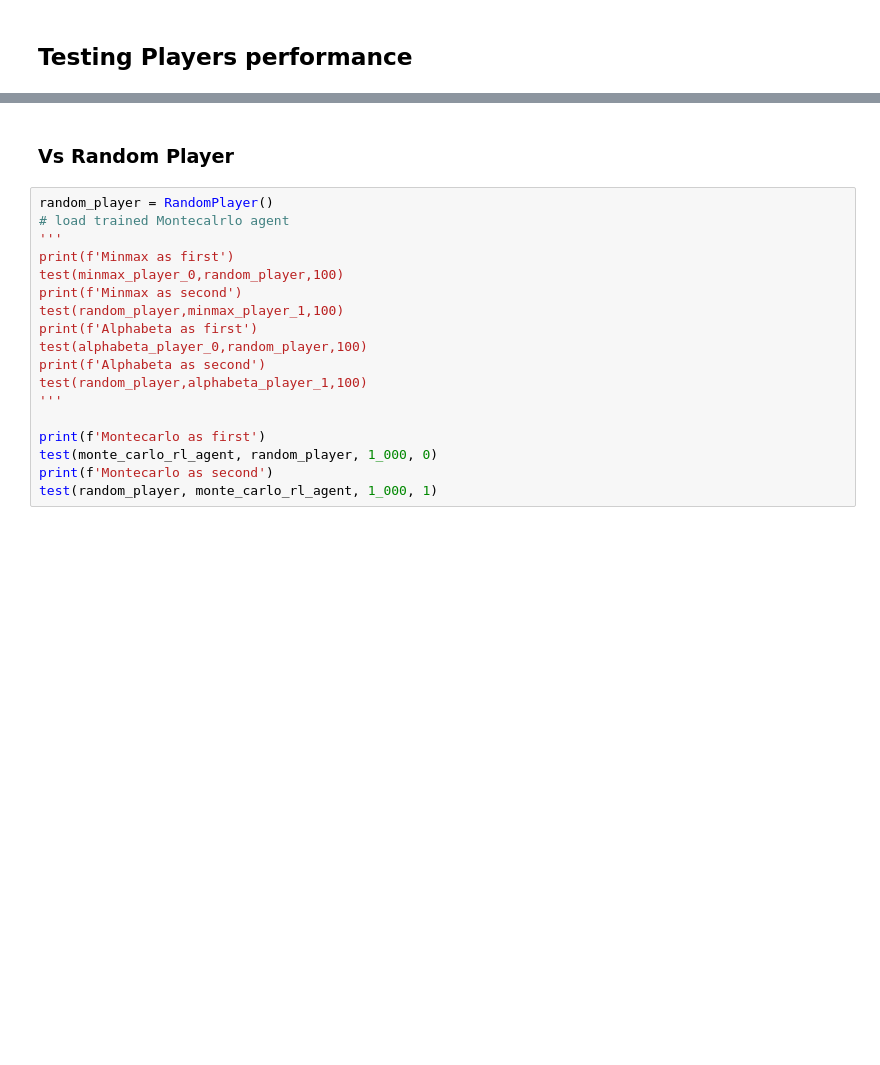
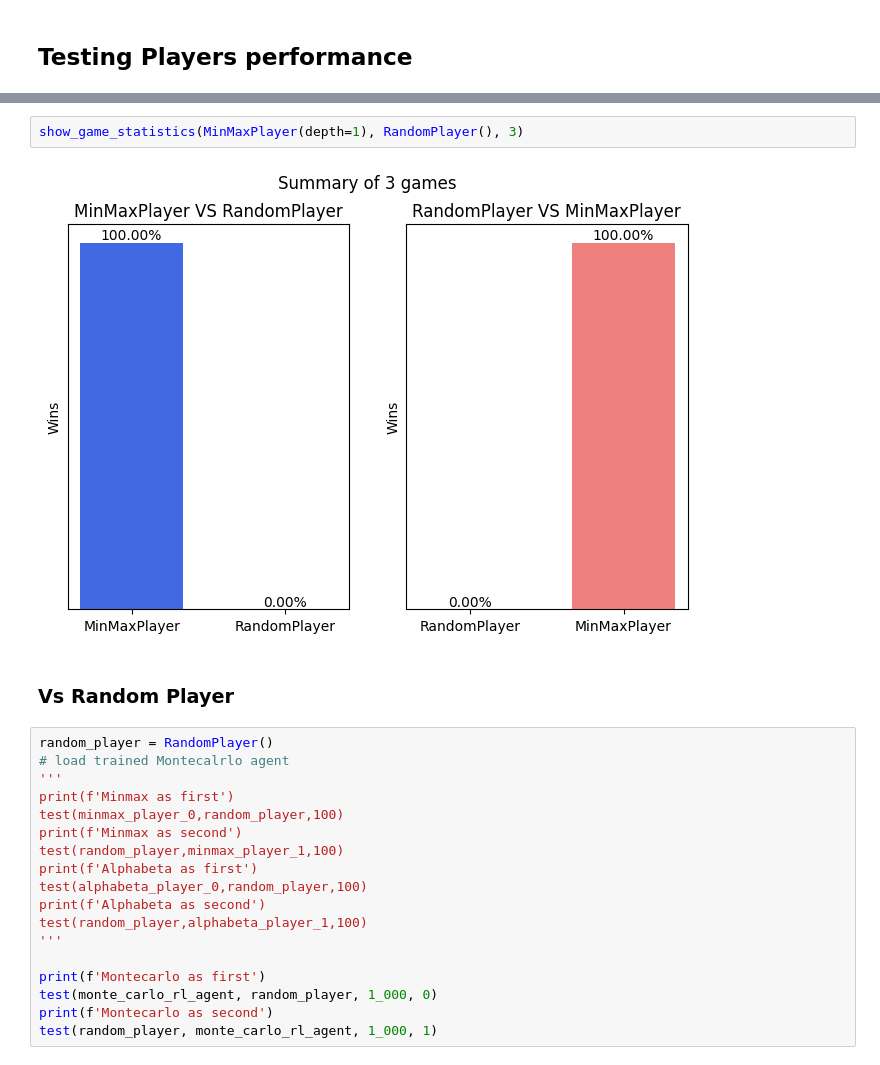
Before and after one commit to FarInHeight/Computational-Intelligence-Project, a Jupyter notebook: project_summary.ipynb, the cells around one changed output, grey strips where cells are left out. Saved outputs shown, nothing was run; the diff lists cells and outputs as text; blank space fills up the shorter version.

Commit message:
new plot available

```diff
--- a/project_summary.ipynb
+++ b/project_summary.ipynb
@@ -262,3 +264,7 @@ def test(player1, player2, num_games, idx):
+# %%
+show_game_statistics(MinMaxPlayer(depth=1), RandomPlayer(), 3)
+# %% [output]
+[figure, added]
 # %% [markdown]
 ### Vs Random Player
 # %%
```
Also changed, not shown: parts of 19 cells of this notebook.
